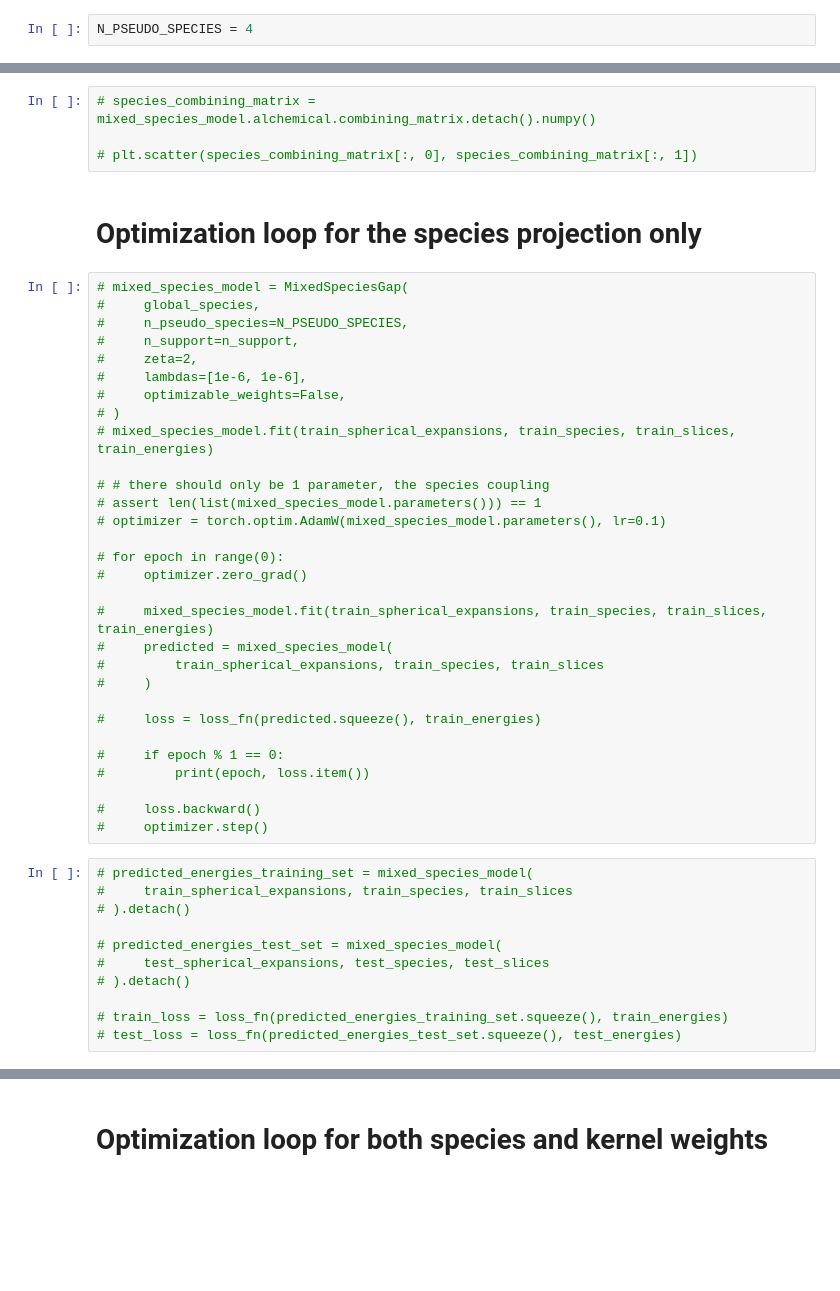
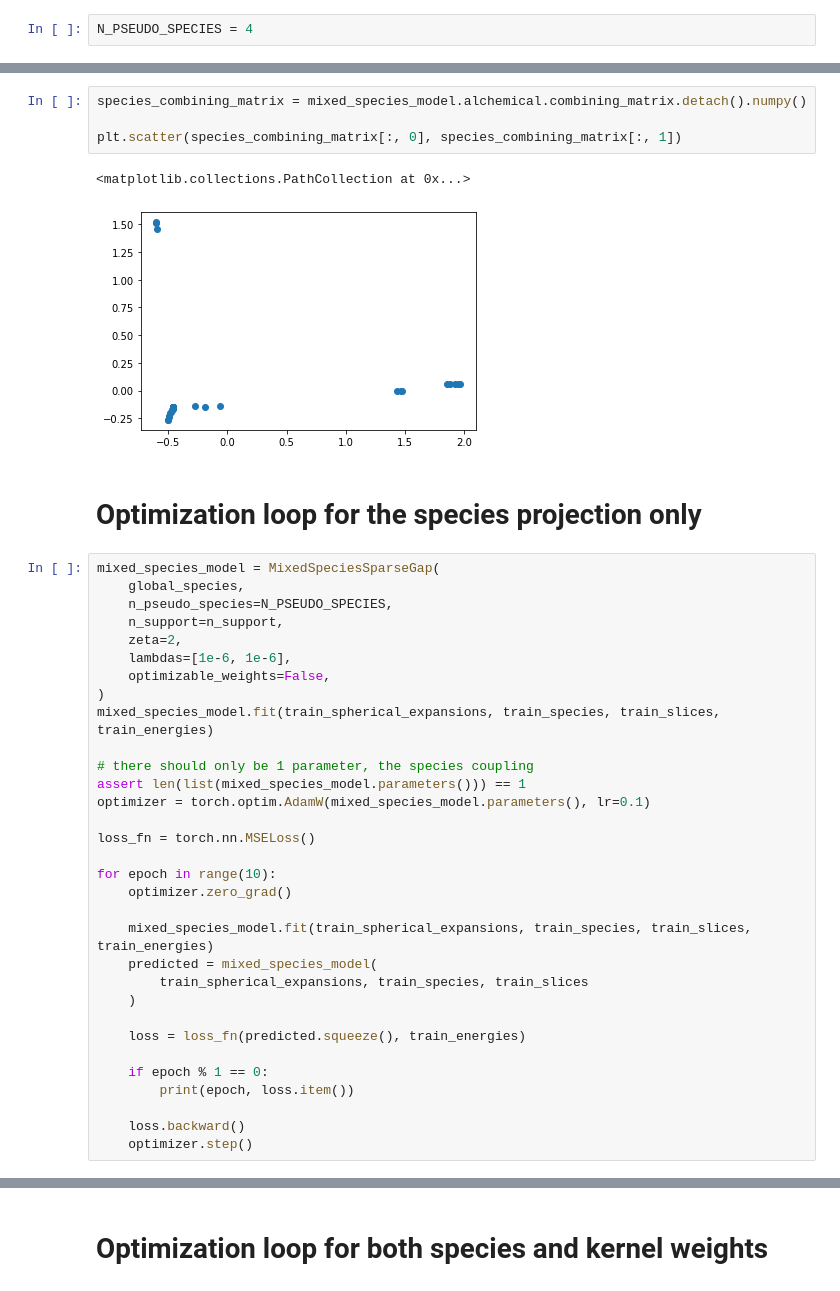
Before and after one commit to Luthaf/alchemical-learning, a Jupyter notebook: alchemical-learning-elpasolites.ipynb, the cells around one changed output, grey strips where cells are left out. Saved outputs shown, nothing was run; the diff lists cells and outputs as text; blank space fills up the shorter version.

```diff
--- a/alchemical-learning-elpasolites.ipynb
+++ b/alchemical-learning-elpasolites.ipynb
@@ -206,47 +231,41 @@ N_PSEUDO_SPECIES = 4
 # %%
-# species_combining_matrix = mixed_species_model.alchemical.combining_matrix.detach().numpy()
+species_combining_matrix = mixed_species_model.alchemical.combining_matrix.detach().numpy()
 
-# plt.scatter(species_combining_matrix[:, 0], species_combining_matrix[:, 1])
+plt.scatter(species_combining_matrix[:, 0], species_combining_matrix[:, 1])
+# %% [output]
+<matplotlib.collections.PathCollection at 0x...>
+[figure, added]
 # %% [markdown]
 # Optimization loop for the species projection only
 # %%
-# mixed_species_model = MixedSpeciesGap(
-#     global_species,
-#     n_pseudo_species=N_PSEUDO_SPECIES,
-#     n_support=n_support,
-#     zeta=2,
-#     lambdas=[1e-6, 1e-6],
-#     optimizable_weights=False,
-# )
-# mixed_species_model.fit(train_spherical_expansions, train_species, train_slices, train_energies)
+mixed_species_model = MixedSpeciesSparseGap(
+    global_species,
+    n_pseudo_species=N_PSEUDO_SPECIES,
+    n_support=n_support,
+    zeta=2,
+    lambdas=[1e-6, 1e-6],
+    optimizable_weights=False,
+)
+mixed_species_model.fit(train_spherical_expansions, train_species, train_slices, train_energies)
 
-# # there should only be 1 parameter, the species coupling
-# assert len(list(mixed_species_model.parameters())) == 1
-# optimizer = torch.optim.AdamW(mixed_species_model.parameters(), lr=0.1)
+# there should only be 1 parameter, the species coupling
+assert len(list(mixed_species_model.parameters())) == 1
+optimizer = torch.optim.AdamW(mixed_species_model.parameters(), lr=0.1)
 
-# for epoch in range(0):
-#     optimizer.zero_grad()
+loss_fn = torch.nn.MSELoss()
 
-#     mixed_species_model.fit(train_spherical_expansions, train_species, train_slices, train_energies)
-#     predicted = mixed_species_model(
-#         train_spherical_expansions, train_species, train_slices
-#     )
+for epoch in range(10):
+    optimizer.zero_grad()
 
-#     loss = loss_fn(predicted.squeeze(), train_energies)
+    mixed_species_model.fit(train_spherical_expansions, train_species, train_slices, train_energies)
+    predicted = mixed_species_model(
+        train_spherical_expansions, train_species, train_slices
+    )
 
-#     if epoch % 1 == 0:
-#         print(epoch, loss.item())
+    loss = loss_fn(predicted.squeeze(), train_energies)
 
-#     loss.backward()
-#     optimizer.step()
+    if epoch % 1 == 0:
+        print(epoch, loss.item())
+
+    loss.backward()
+    optimizer.step()
-# %%
-# predicted_energies_training_set = mixed_species_model(
-#     train_spherical_expansions, train_species, train_slices
-# ).detach()
-
-# predicted_energies_test_set = mixed_species_model(
-#     test_spherical_expansions, test_species, test_slices
-# ).detach()
-
-# train_loss = loss_fn(predicted_energies_training_set.squeeze(), train_energies)
-# test_loss = loss_fn(predicted_energies_test_set.squeeze(), test_energies)
```
Also changed, not shown: parts of 25 cells of this notebook, 1 other file.
